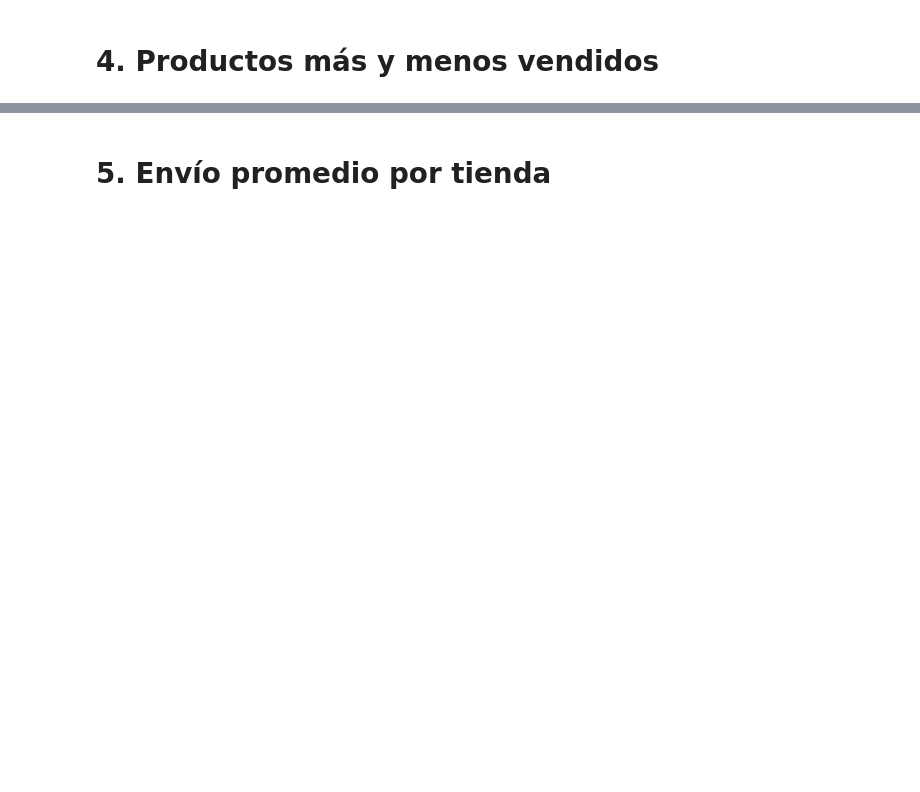
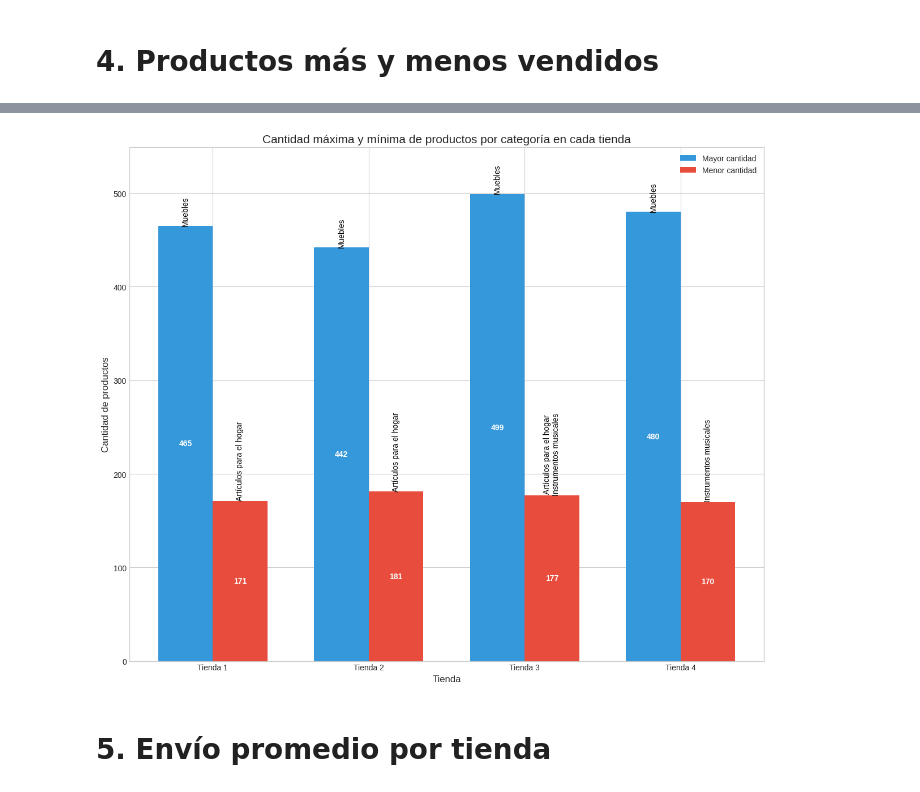
Before and after one commit to otrianas/challenge1-alura-store, a Jupyter notebook: AluraStoreLatam.ipynb, the cells around one changed output, grey strips where cells are left out. Cells and saved outputs as stored; diff of their text form; code cells hidden in the pictures; blank space fills up the shorter version.

```diff
--- a/AluraStoreLatam.ipynb
+++ b/AluraStoreLatam.ipynb
@@ -1386,2 +280,63 @@ Tienda 4 >>articulos menos vendidos<<
+# %%
+#%%%%%%%%%%%%%%%%%%%%%%%%%%%%%%%%%%%%%%%%%%%%%%%%%%%%%%%%%%%%%%%%%%%%%%%%%%%%%%%
+# 3. Gráfico de barras
+
+# Preparamos los datos para el gráfico
+tiendas = df_extremos_por_tienda['Tienda'].tolist()
+cantidades_mayor = df_extremos_por_tienda['Cantidad Mayor'].tolist()
+cantidades_menor = df_extremos_por_tienda['Cantidad Menor'].tolist()
+categorias_mayor = df_extremos_por_tienda['Categorías Mayor'].tolist()
+categorias_menor = df_extremos_por_tienda['Categorías Menor'].tolist()
+
+# Crear figura y ejes - aumentamos un poco la altura para dar espacio a las etiquetas verticales
+fig, ax = plt.subplots(figsize=(12, 10))
+
+# Definir posiciones de las barras
+x = np.arange(len(tiendas))
+width = 0.35  # ancho de las barras
+
+# Crear las barras
+bars1 = ax.bar(x - width/2, cantidades_mayor, width, label='Mayor cantidad', color='#3498db')
+bars2 = ax.bar(x + width/2, cantidades_menor, width, label='Menor cantidad', color='#e74c3c')
+
+# Añadir etiquetas, título y leyenda
+ax.set_xlabel('Tienda', fontsize=12)
+ax.set_ylabel('Cantidad de productos', fontsize=12)
+ax.set_title('Cantidad máxima y mínima de productos por categoría en cada tienda', fontsize=15)
+ax.set_xticks(x)
+ax.set_xticklabels(tiendas)
+ax.legend()
+
+# Añadir las etiquetas de valores y categorías sobre las barras
+def add_labels(bars, categorias):
+    for i, (bar, categoria) in enumerate(zip(bars, categorias)):
+        height = bar.get_height()
+
+        # Valor numérico (dentro de la barra)
+        ax.text(bar.get_x() + bar.get_width()/2., height/2,
+                f'{int(height)}', ha='center', va='center',
+                fontsize=10, color='white', fontweight='bold')
+
+        # Nombre de la categoría (arriba de la barra, completo y en vertical)
+        categoria_formateada = categoria
+        ax.text(bar.get_x() + bar.get_width()/2., height + 0.3,
+                categoria_formateada, ha='center', va='bottom',
+                fontsize=10, color='black', rotation=90)
+
+# Añadir las etiquetas a las barras
+add_labels(bars1, categorias_mayor)
+add_labels(bars2, categorias_menor)
+
+# Ajustar los ejes para que se vean bien las etiquetas de categorías verticales
+# Aumentamos el espacio superior para las etiquetas de categoría
+plt.ylim(0, max(cantidades_mayor) * 1.1)  # 10% de espacio adicional arriba
+
+# Mejorar la presentación
+plt.tight_layout()
+
+# Mostrar el gráfico
+plt.show()
+# %% [output]
+[figure, added]
 # %% [markdown]
 # 5. Envío promedio por tienda
```
Also changed, not shown: parts of 62 cells of this notebook.
